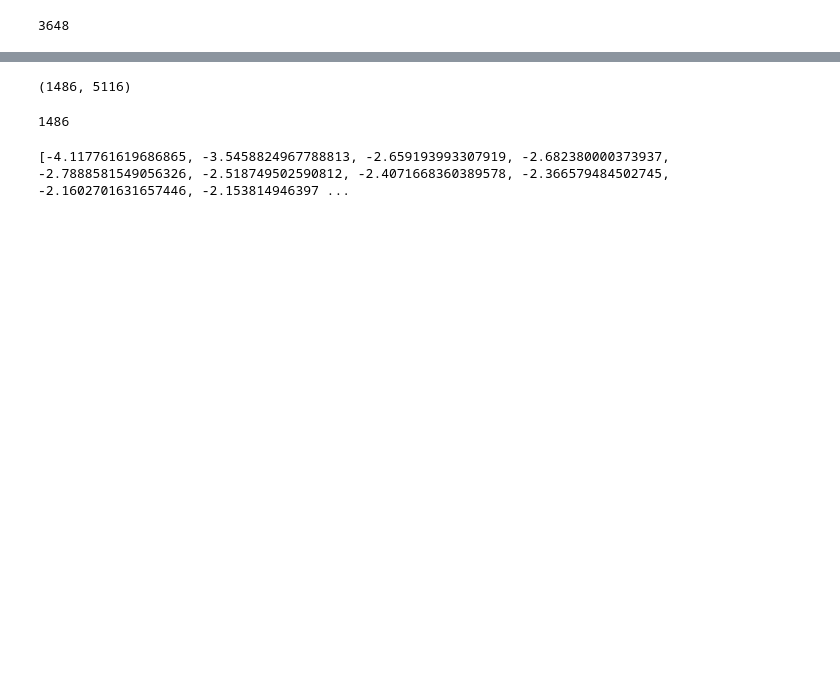
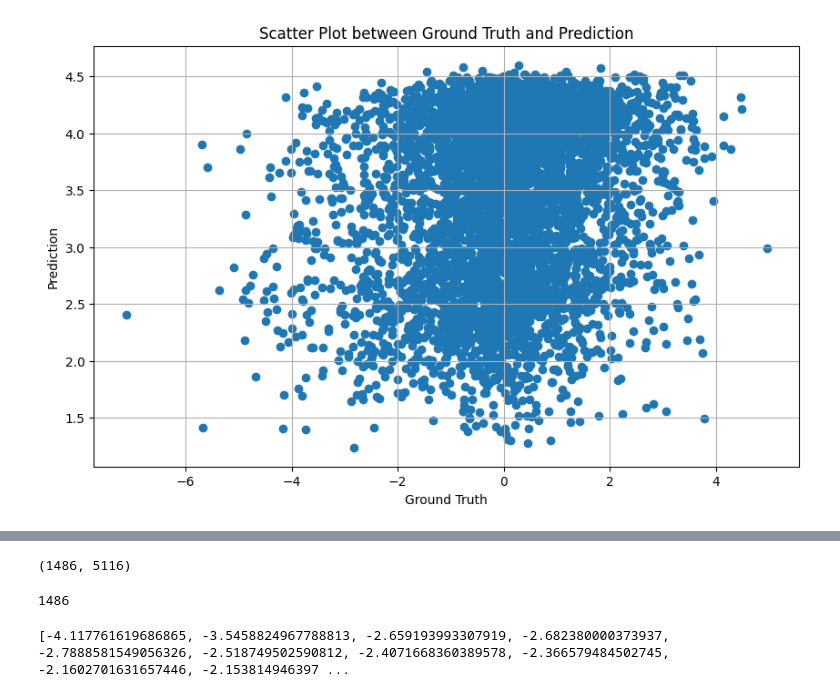
Before and after one commit to farhadhsn8/CVR-IQA, a Jupyter notebook: i.ipynb, the cells around one changed output, grey strips where cells are left out. Saved outputs shown, nothing was run; the diff lists cells and outputs as text; code cells hidden in the pictures; blank space fills up the shorter version.

```diff
--- a/i.ipynb
+++ b/i.ipynb
@@ -1,4 +1,47 @@
-# %%
-114 * 32
-# %% [output]
-3648
+# %%
+def read_data_from_txt(file_path):
+    """
+    This function reads data from a txt file and stores it in a list.
+
+    Parameters:
+    - file_path: The path to the txt file.
+
+    Returns:
+    - A list containing the data read from the file.
+    """
+    data_list = []
+    with open(file_path, 'r') as file:
+        for line in file:
+            data_list.append(float(line.strip()))
+    return data_list
+
+
+
+gt = read_data_from_txt("gt_before.txt")
+pred = read_data_from_txt("pred_before.txt")
+
+import matplotlib.pyplot as plt
+
+def plot_scatter_between_two_lists(list1, list2, list1_name="List 1", list2_name="List 2", title="Scatter Plot"):
+    """
+    This function plots a scatter plot between two lists.
+
+    Parameters:
+    - list1: First list of values.
+    - list2: Second list of values.
+    - list1_name: Label for the first list (default is "List 1").
+    - list2_name: Label for the second list (default is "List 2").
+    - title: Title of the plot (default is "Scatter Plot").
+    """
+    plt.figure(figsize=(10, 6))
+    plt.scatter(list1, list2)
+    plt.title(title)
+    plt.xlabel(list1_name)
+    plt.ylabel(list2_name)
+    plt.grid(True)
+    plt.show()
+
+# Example usage
+plot_scatter_between_two_lists(gt, pred, list1_name="Ground Truth", list2_name="Prediction", title="Scatter Plot between Ground Truth and Prediction")
+# %% [output]
+[figure, added]
```
Also changed, not shown: parts of 2 cells of this notebook, 15 other files.
